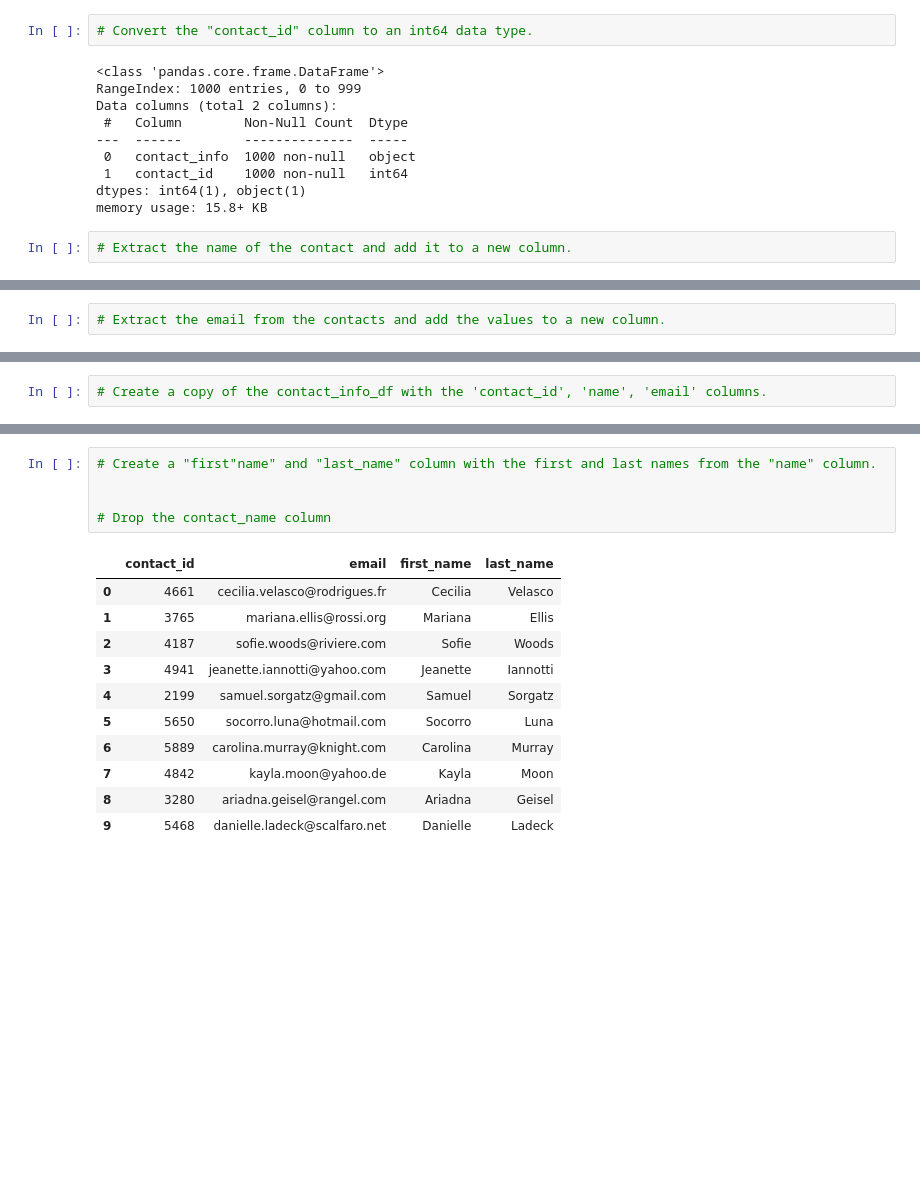
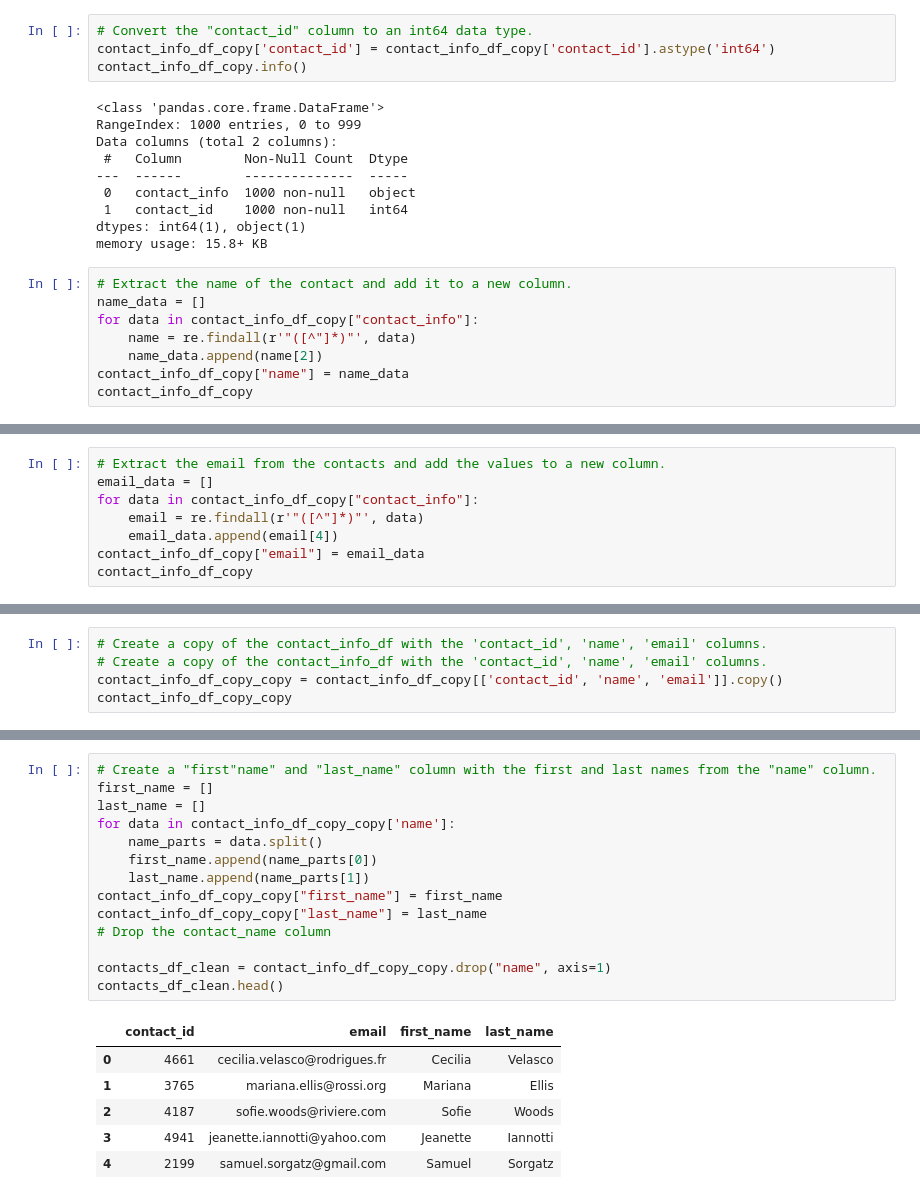
Before and after one commit to ejtagaca/project-2, a Jupyter notebook: ETL_Mini_Project_Starter_Code_ETagaca_KMorris.ipynb, the cells around one changed output, grey strips where cells are left out. Saved outputs shown, nothing was run; the diff lists cells and outputs as text; blank space fills up the shorter version.

```diff
--- a/ETL_Mini_Project_Starter_Code_ETagaca_KMorris.ipynb
+++ b/ETL_Mini_Project_Starter_Code_ETagaca_KMorris.ipynb
@@ -437,6 +447,8 @@ dtypes: object(2)
 memory usage: 15.8+ KB
 # %%
 # Convert the "contact_id" column to an int64 data type.
+contact_info_df_copy['contact_id'] = contact_info_df_copy['contact_id'].astype('int64')
+contact_info_df_copy.info()
 # %% [output]
 <class 'pandas.core.frame.DataFrame'>
 RangeIndex: 1000 entries, 0 to 999
@@ -449,6 +461,12 @@ dtypes: int64(1), object(1)
 memory usage: 15.8+ KB
 # %%
 # Extract the name of the contact and add it to a new column.
+name_data = []
+for data in contact_info_df_copy["contact_info"]:
+    name = re.findall(r'"([^"]*)"', data)
+    name_data.append(name[2])
+contact_info_df_copy["name"] = name_data
+contact_info_df_copy
 # %% [output]
 |  | contact_info | contact_id | name |
 | 0 | {"contact_id": 4661, "name": "Cec... | 4661 | Cecilia Velasco |
@@ -464,5 +484,11 @@ memory usage: 15.8+ KB
 # %%
 # Extract the email from the contacts and add the values to a new column.
+email_data = []
+for data in contact_info_df_copy["contact_info"]:
+    email = re.findall(r'"([^"]*)"', data)
+    email_data.append(email[4])
+contact_info_df_copy["email"] = email_data
+contact_info_df_copy
 # %% [output]
 |  | contact_info | contact_id | name | email |
 | 0 | {"contact_id": 4661, "name": "Cec... | 4661 | Cecilia Velasco | cecilia.velasco@rodrigues.fr |
@@ -478,5 +506,8 @@ memory usage: 15.8+ KB
 # %%
 # Create a copy of the contact_info_df with the 'contact_id', 'name', 'email' columns.
+# Create a copy of the contact_info_df with the 'contact_id', 'name', 'email' columns.
+contact_info_df_copy_copy = contact_info_df_copy[['contact_id', 'name', 'email']].copy()
+contact_info_df_copy_copy
 # %% [output]
 |  | contact_id | name | email |
 | 0 | 4661 | Cecilia Velasco | cecilia.velasco@rodrigues.fr |
@@ -492,19 +525,23 @@ memory usage: 15.8+ KB
 # %%
 # Create a "first"name" and "last_name" column with the first and last names from the "name" column.
+first_name = []
+last_name = []
+for data in contact_info_df_copy_copy['name']:
+    name_parts = data.split()
+    first_name.append(name_parts[0])
+    last_name.append(name_parts[1])
+contact_info_df_copy_copy["first_name"] = first_name
+contact_info_df_copy_copy["last_name"] = last_name
+# Drop the contact_name column
 
-
-# Drop the contact_name column
+contacts_df_clean = contact_info_df_copy_copy.drop("name", axis=1)
+contacts_df_clean.head()
 # %% [output]
 |  | contact_id | email | first_name | last_name |
 | 0 | 4661 | cecilia.velasco@rodrigues.fr | Cecilia | Velasco |
 | 1 | 3765 | mariana.ellis@rossi.org | Mariana | Ellis |
 | 2 | 4187 | sofie.woods@riviere.com | Sofie | Woods |
 | 3 | 4941 | jeanette.iannotti@yahoo.com | Jeanette | Iannotti |
 | 4 | 2199 | samuel.sorgatz@gmail.com | Samuel | Sorgatz |
-| 5 | 5650 | socorro.luna@hotmail.com | Socorro | Luna |
-| 6 | 5889 | carolina.murray@knight.com | Carolina | Murray |
-| 7 | 4842 | kayla.moon@yahoo.de | Kayla | Moon |
-| 8 | 3280 | ariadna.geisel@rangel.com | Ariadna | Geisel |
-| 9 | 5468 | danielle.ladeck@scalfaro.net | Danielle | Ladeck |
 # %%
 # Reorder the columns
```
Also changed, not shown: parts of 18 cells of this notebook, 1 other file.
